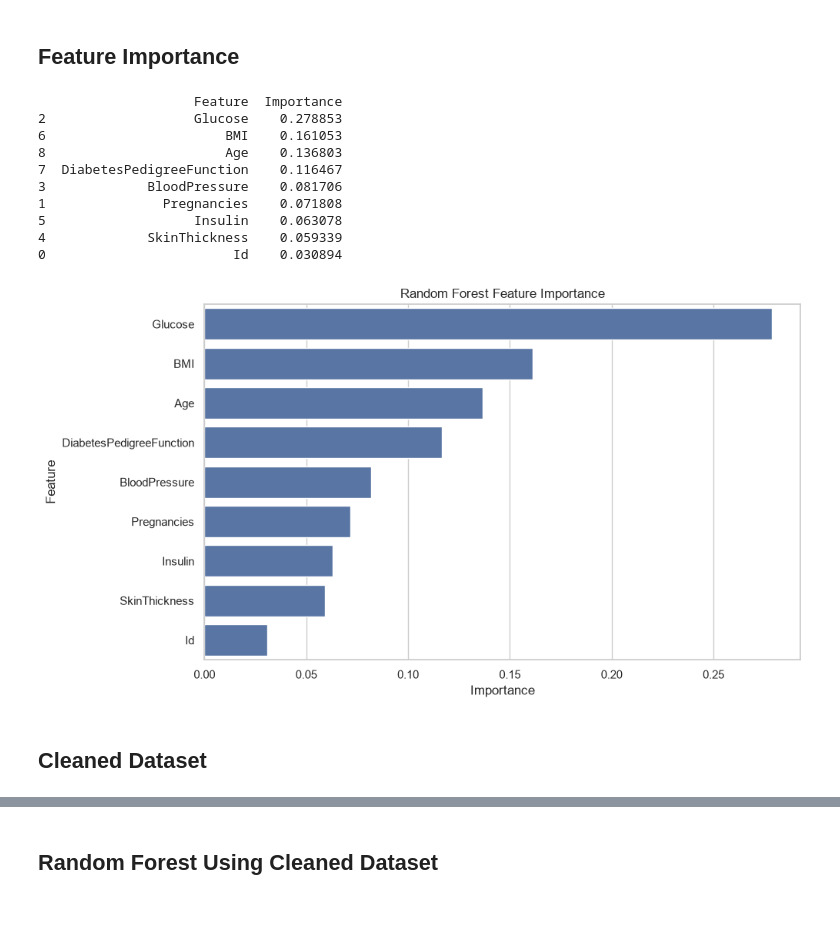
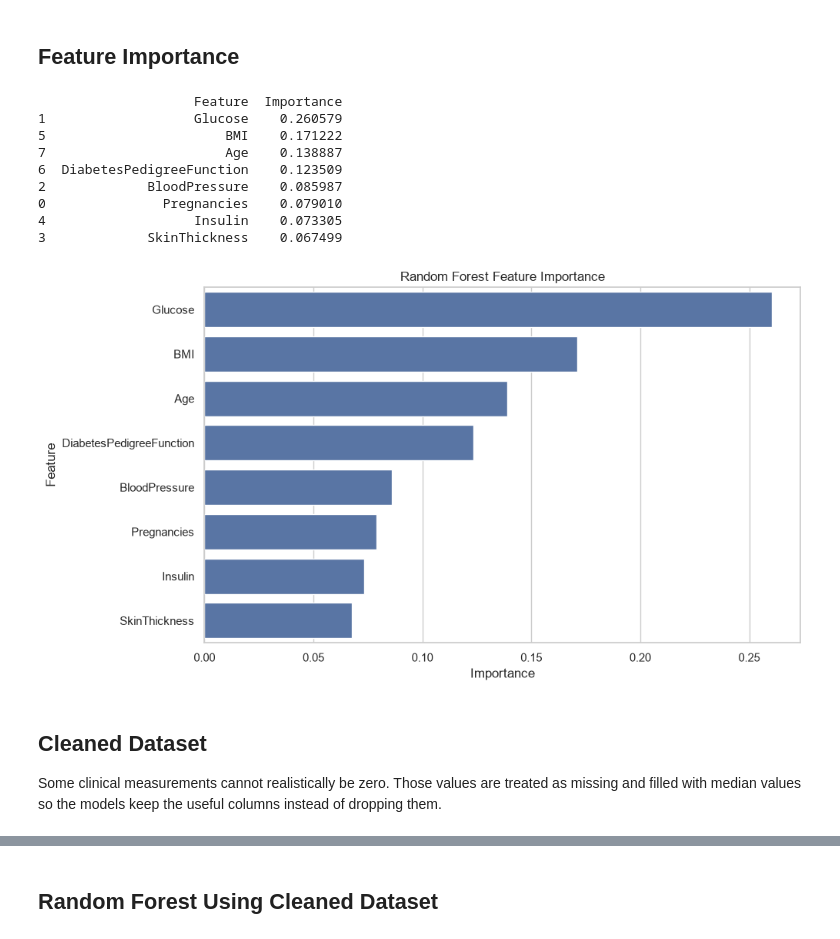
Before and after one commit to WalterK22203/Diabetes_Prediction_Model, a Jupyter notebook: Final_Project.ipynb, the cells around one changed output, grey strips where cells are left out. Saved outputs shown, nothing was run; the diff lists cells and outputs as text; code cells hidden in the pictures; blank space fills up the shorter version.

```diff
--- a/Final_Project.ipynb
+++ b/Final_Project.ipynb
@@ -103,13 +105,13 @@ plt.show()
 # %%
-X = df.drop("Outcome", axis=1)
-y = df["Outcome"]
+feature_df = df.drop(columns=["Outcome", "Id"], errors="ignore")
+target = df["Outcome"]
 
 X_train, X_test, y_train, y_test = train_test_split(
-    X,
-    y,
+    feature_df,
+    target,
     test_size=0.2,
     random_state=100,
-    stratify=y
+    stratify=target
 )
 
 print("X_train:", X_train.shape)
@@ -175,28 +177,29 @@ weighted avg       0.99      0.99      0.99       554
 ## Feature Importance
 # %%
 feature_importance = pd.DataFrame({
-    "Feature": X.columns,
+    "Feature": feature_df.columns,
     "Importance": random_forest.feature_importances_
 }).sort_values(by="Importance", ascending=False)
 
 print(feature_importance)
 
 plt.figure(figsize=(10, 6))
 sns.barplot(data=feature_importance, x="Importance", y="Feature")
 plt.title("Random Forest Feature Importance")
 plt.show()
 # %% [output]
                     Feature  Importance
-2                   Glucose    0.278853
-6                       BMI    0.161053
-8                       Age    0.136803
-7  DiabetesPedigreeFunction    0.116467
-3             BloodPressure    0.081706
-1               Pregnancies    0.071808
-5                   Insulin    0.063078
-4             SkinThickness    0.059339
-0                        Id    0.030894
+1                   Glucose    0.260579
+5                       BMI    0.171222
+7                       Age    0.138887
+6  DiabetesPedigreeFunction    0.123509
+2             BloodPressure    0.085987
+0               Pregnancies    0.079010
+4                   Insulin    0.073305
+3             SkinThickness    0.067499
-[figure, old version]
+[figure, new version]
 # %% [markdown]
 ## Cleaned Dataset
+
+Some clinical measurements cannot realistically be zero. Those values are treated as missing and filled with median values so the models keep the useful columns instead of dropping them.
 # %%
```
Also changed, not shown: parts of 8 cells of this notebook.
